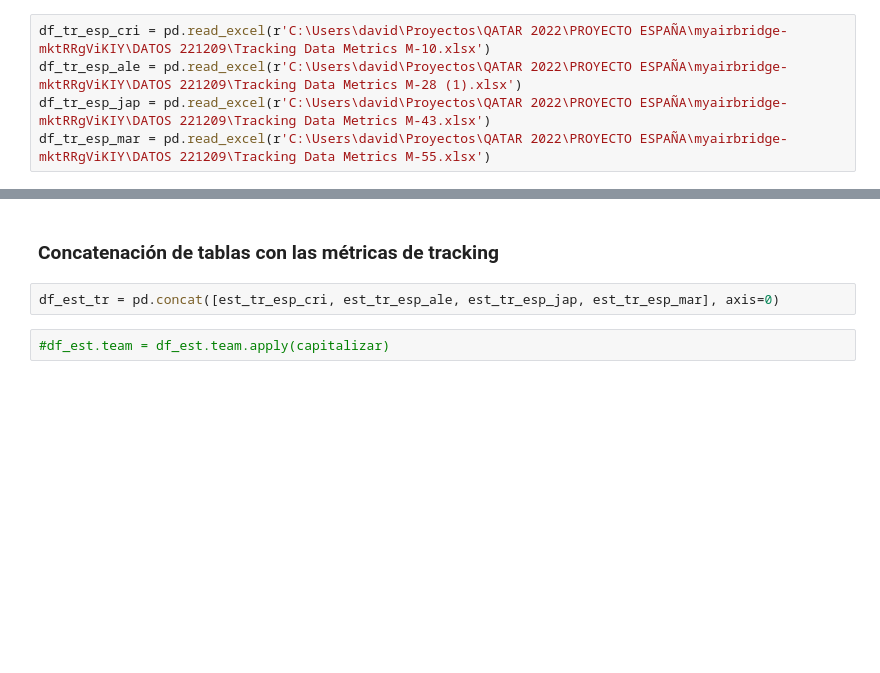
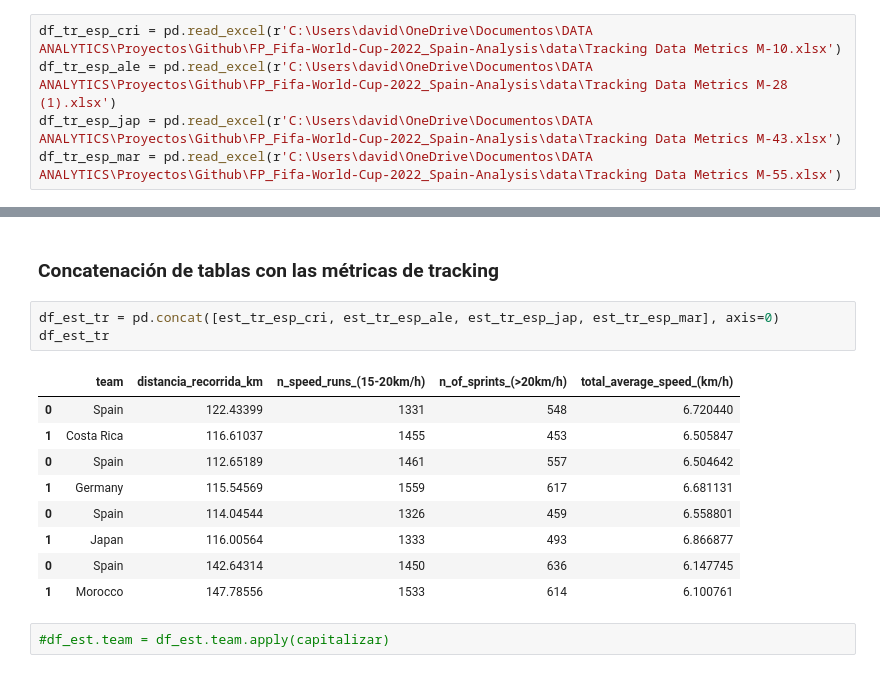
Before and after one commit to Davidteje/FP_Fifa-World-Cup-2022_Spain-Analysis, a Jupyter notebook: src/main.ipynb, the cells around one changed output, grey strips where cells are left out. Drawn from its saved outputs; the diff is of its cells as text; blank space fills up the shorter version.

```diff
--- a/src/main.ipynb
+++ b/src/main.ipynb
@@ -73,9 +87,9 @@ df_est
 # %% [markdown]
 ### Importación de los datos de tracking generales
 # %%
-df_tr_esp_cri = pd.read_excel(r'C:\Users\david\Proyectos\QATAR 2022\PROYECTO ESPAÑA\myairbridge-mktRRgViKIY\DATOS 221209\Tracking Data Metrics M-10.xlsx')
-df_tr_esp_ale = pd.read_excel(r'C:\Users\david\Proyectos\QATAR 2022\PROYECTO ESPAÑA\myairbridge-mktRRgViKIY\DATOS 221209\Tracking Data Metrics M-28 (1).xlsx')
-df_tr_esp_jap = pd.read_excel(r'C:\Users\david\Proyectos\QATAR 2022\PROYECTO ESPAÑA\myairbridge-mktRRgViKIY\DATOS 221209\Tracking Data Metrics M-43.xlsx')
-df_tr_esp_mar = pd.read_excel(r'C:\Users\david\Proyectos\QATAR 2022\PROYECTO ESPAÑA\myairbridge-mktRRgViKIY\DATOS 221209\Tracking Data Metrics M-55.xlsx')
+df_tr_esp_cri = pd.read_excel(r'C:\Users\david\OneDrive\Documentos\DATA ANALYTICS\Proyectos\Github\FP_Fifa-World-Cup-2022_Spain-Analysis\data\Tracking Data Metrics M-10.xlsx')
+df_tr_esp_ale = pd.read_excel(r'C:\Users\david\OneDrive\Documentos\DATA ANALYTICS\Proyectos\Github\FP_Fifa-World-Cup-2022_Spain-Analysis\data\Tracking Data Metrics M-28 (1).xlsx')
+df_tr_esp_jap = pd.read_excel(r'C:\Users\david\OneDrive\Documentos\DATA ANALYTICS\Proyectos\Github\FP_Fifa-World-Cup-2022_Spain-Analysis\data\Tracking Data Metrics M-43.xlsx')
+df_tr_esp_mar = pd.read_excel(r'C:\Users\david\OneDrive\Documentos\DATA ANALYTICS\Proyectos\Github\FP_Fifa-World-Cup-2022_Spain-Analysis\data\Tracking Data Metrics M-55.xlsx')
 # %% [markdown]
 ### Cálculo de métricas de tracking
@@ -88,6 +104,17 @@ est_tr_esp_mar = metricas_tracking_partido(df_tr_esp_mar)
 ### Concatenación de tablas con las métricas de tracking
 # %%
 df_est_tr = pd.concat([est_tr_esp_cri, est_tr_esp_ale, est_tr_esp_jap, est_tr_esp_mar], axis=0)
+df_est_tr
+# %% [output]
+|  | team | distancia_recorrida_km | n_speed_runs_(15-20km/h) | n_of_sprints_(>20km/h) | total_average_speed_(km/h) |
+| 0 | Spain | 122.43399 | 1331 | 548 | 6.720440 |
+| 1 | Costa Rica | 116.61037 | 1455 | 453 | 6.505847 |
+| 0 | Spain | 112.65189 | 1461 | 557 | 6.504642 |
+| 1 | Germany | 115.54569 | 1559 | 617 | 6.681131 |
+| 0 | Spain | 114.04544 | 1326 | 459 | 6.558801 |
+| 1 | Japan | 116.00564 | 1333 | 493 | 6.866877 |
+| 0 | Spain | 142.64314 | 1450 | 636 | 6.147745 |
+| 1 | Morocco | 147.78556 | 1533 | 614 | 6.100761 |
 # %%
 #df_est.team = df_est.team.apply(capitalizar)
 # %% [markdown]
```
Also changed, not shown: parts of 19 cells of this notebook, 3 other files.
